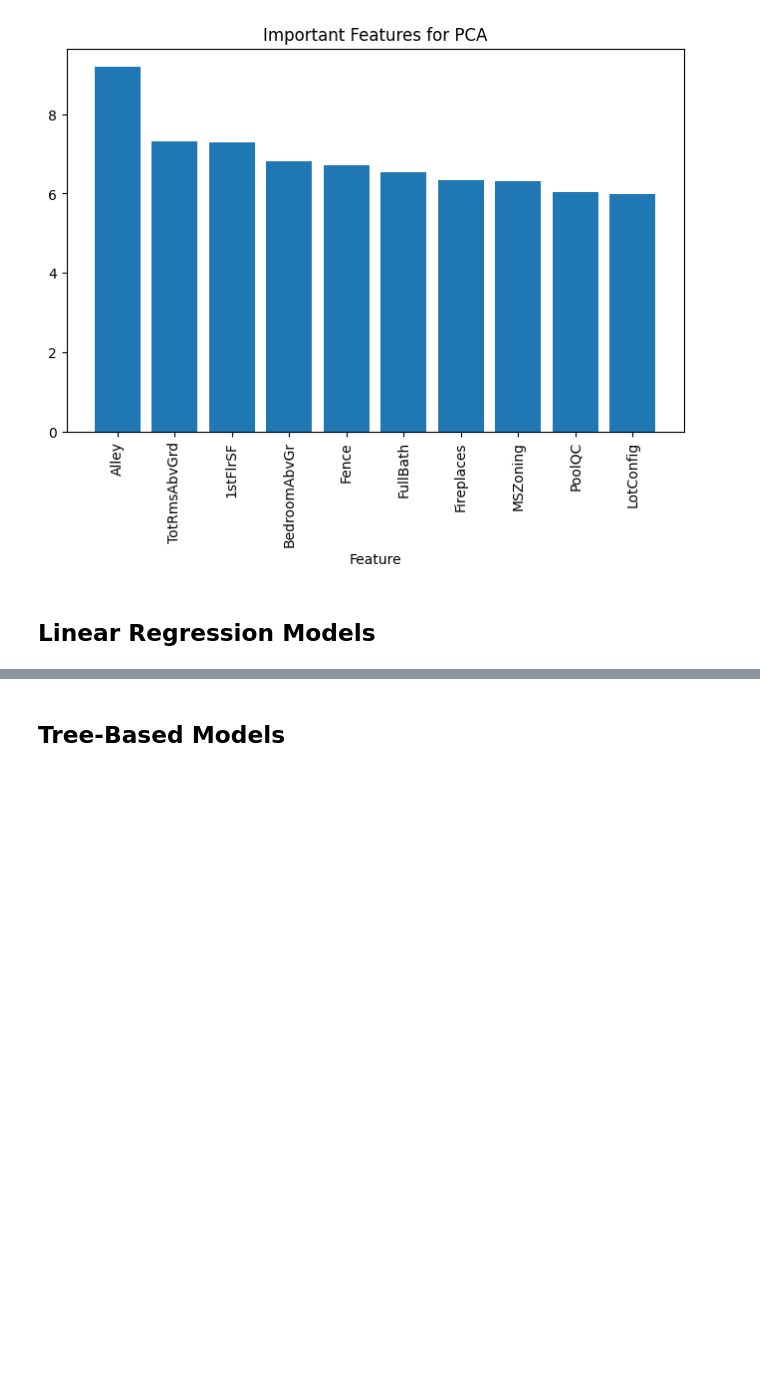
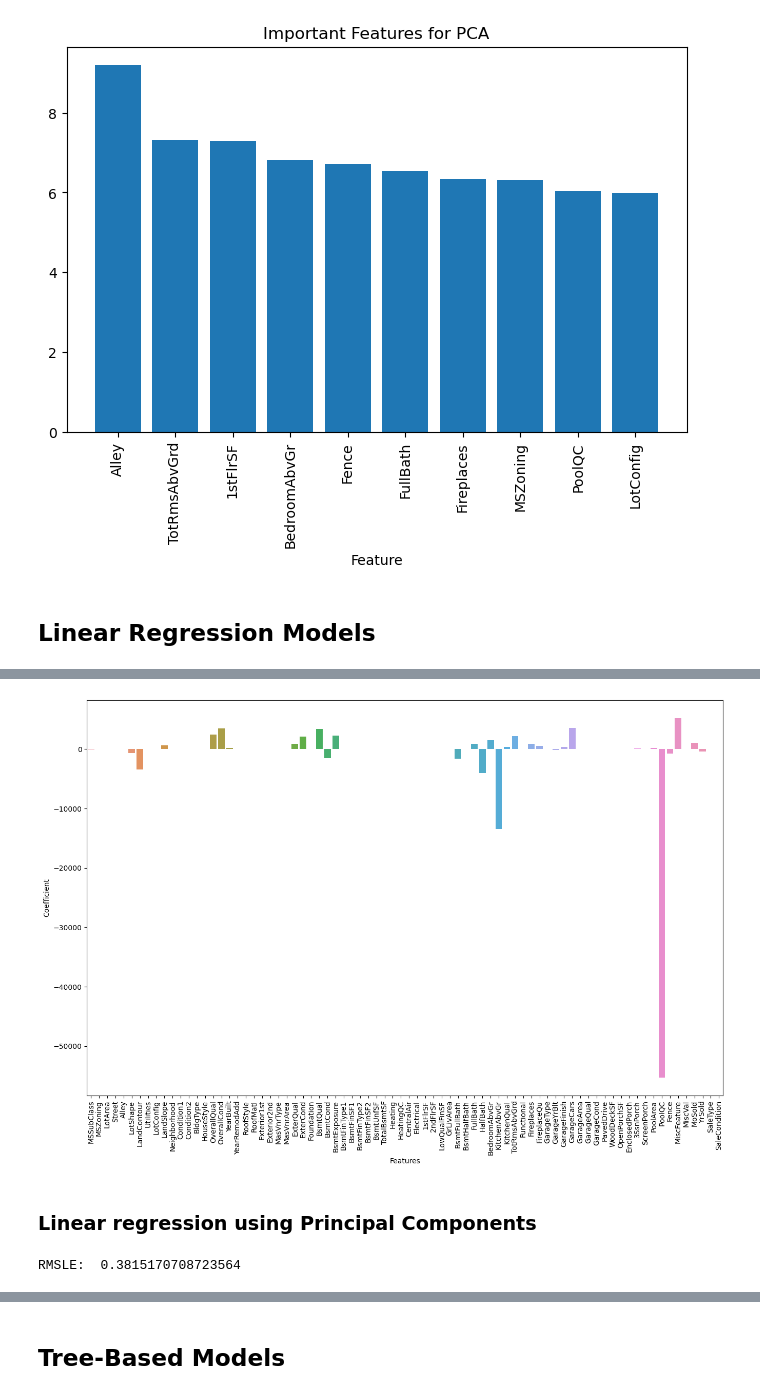
Before and after one commit to ss16318/AML_Group_3, a Jupyter notebook: ProjectDeliverable3/FinalCodeSubmission.ipynb, the cells around one changed output, grey strips where cells are left out. Drawn from its saved outputs; the diff is of its cells as text; code cells hidden in the pictures; blank space fills up the shorter version.

```diff
--- a/ProjectDeliverable3/FinalCodeSubmission.ipynb
+++ b/ProjectDeliverable3/FinalCodeSubmission.ipynb
@@ -279,0 +318,20 @@ plt.show()
+# %%
+# plot feature importance
+fig = plt.figure(figsize= (16,10))
+lasso_coefs = best_lasso.coef_
+ax = sns.barplot(x=names, y=lasso_coefs)
+plt.xticks(rotation=90)
+plt.xlabel("Features")
+plt.ylabel("Coefficient")
+plt.show()
+# %% [output]
+[figure, added]
+# %% [markdown]
+### Linear regression using Principal Components
+# %%
+linear_pca = LinearRegression()
+linear_pca.fit(X_train_pca, y_train)
+
+print("RMSLE: ", np.sqrt(mean_squared_log_error(y_test, linear_pca.predict(X_test_pca))))
+# %% [output]
+RMSLE:  0.3815170708723564
```
Also changed, not shown: parts of 13 cells of this notebook.
